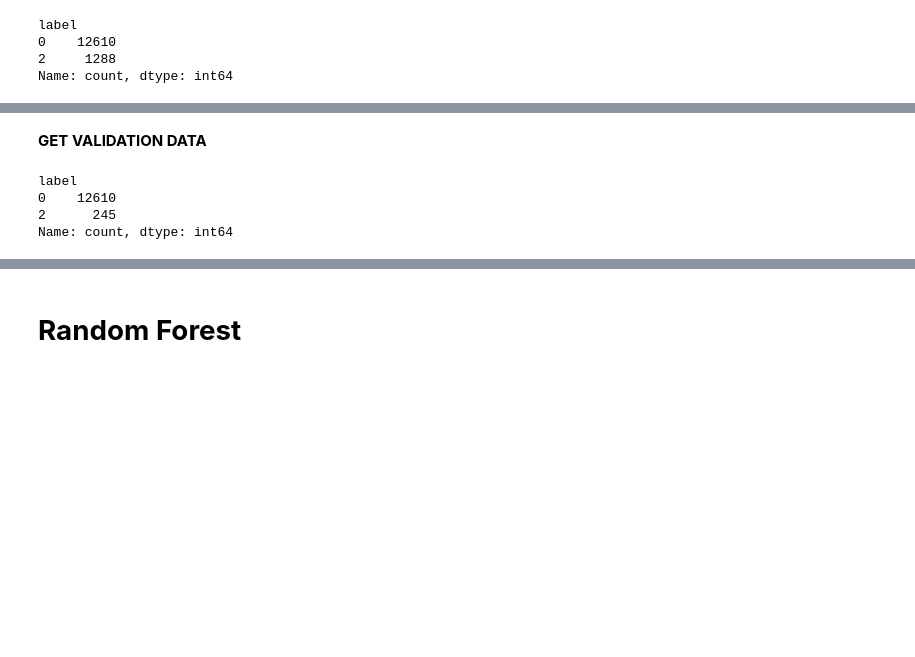
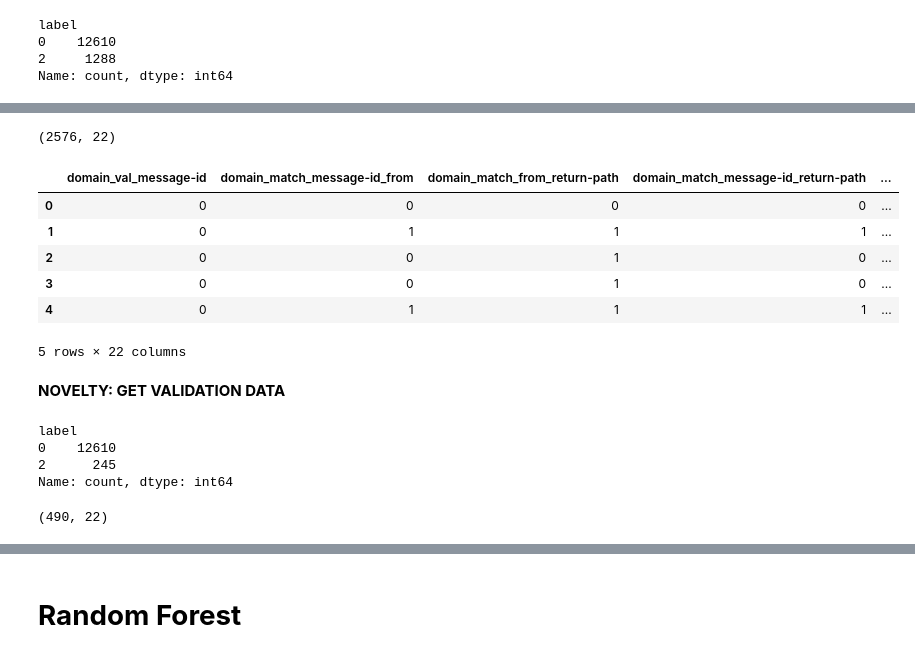
Before and after one commit to eunice-hong1/DS340_Group6_AnomalyDetectioninEmail, a Jupyter notebook: Supervised_phishing-ham.ipynb, the cells around one changed output, grey strips where cells are left out. Cells and saved outputs as stored; diff of their text form; code cells hidden in the pictures; blank space fills up the shorter version.

```diff
--- a/Supervised_phishing-ham.ipynb
+++ b/Supervised_phishing-ham.ipynb
@@ -148,8 +165,22 @@ df_X = pd.DataFrame(df_X, columns=features_list)
 from sklearn.model_selection import train_test_split
 
 X_train, X_test, y_train, y_test = train_test_split(df_X, df_Y, test_size=0.20, random_state=42)
+# %%
+df.shape
+# %% [output]
+(2576, 22)
+# %%
+df.head(5)
+# %% [output]
+|  | domain_val_message-id | domain_match_message-id_from | domain_match_from_return-path | domain_match_message-id_return-path | ... |
+| 0 | 0 | 0 | 0 | 0 | ... |
+| 1 | 0 | 1 | 1 | 1 | ... |
+| 2 | 0 | 0 | 1 | 0 | ... |
+| 3 | 0 | 0 | 1 | 0 | ... |
+| 4 | 0 | 1 | 1 | 1 | ... |
+5 rows × 22 columns
 # %% [markdown]
-**GET VALIDATION DATA**
+**NOVELTY: GET VALIDATION DATA**
 # %%
 # This is needed in order to have ham data
 df_val = pd.read_csv('preprocessed_phishing_2022.csv')
@@ -210,3 +241,7 @@ df_val = df_val[feature_list]
 
 X_val = df_val.drop('label', axis=1)
 y_val = df_val['label']
+# %%
+df_val.shape
+# %% [output]
+(490, 22)
```
Also changed, not shown: parts of 23 cells of this notebook.
